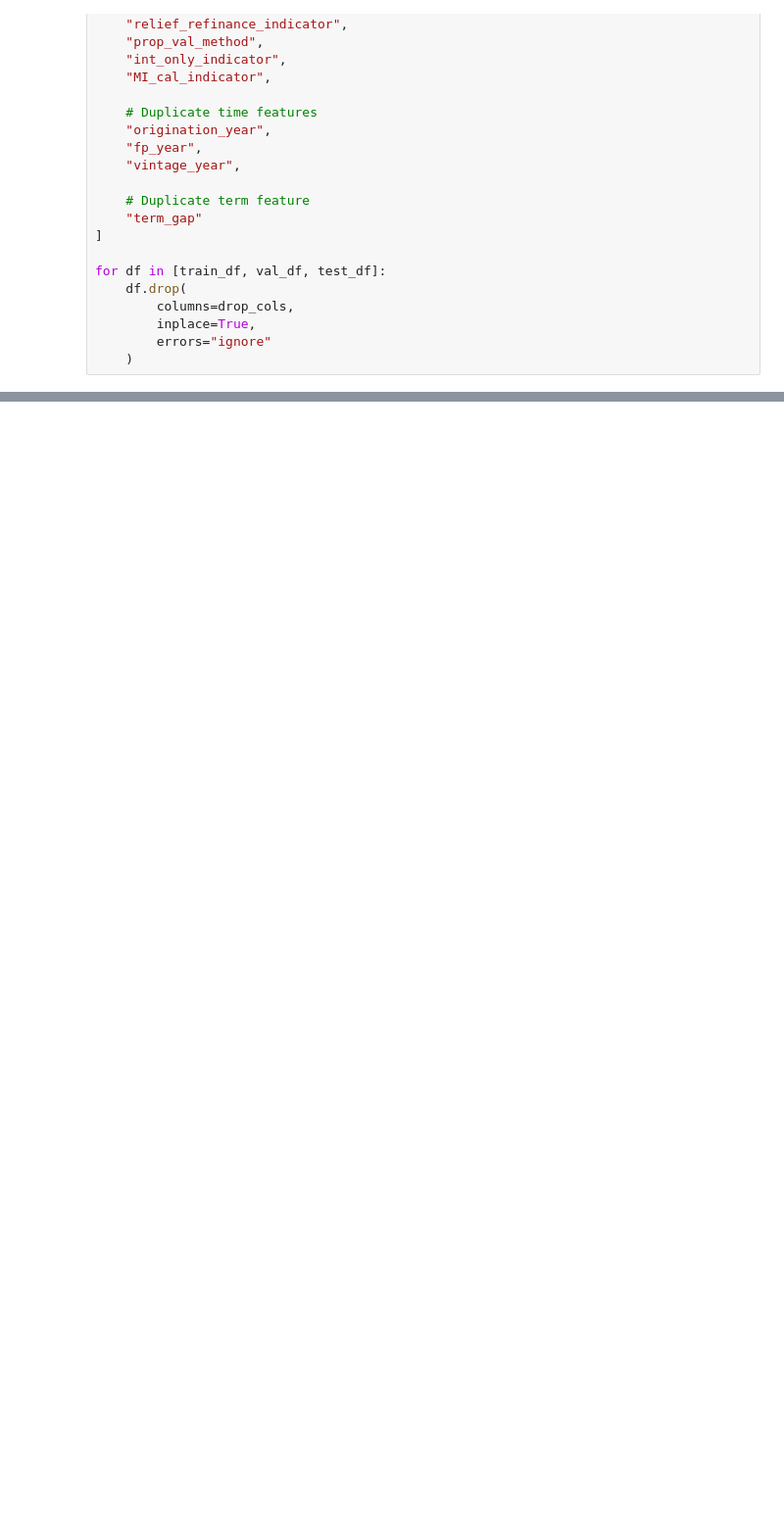
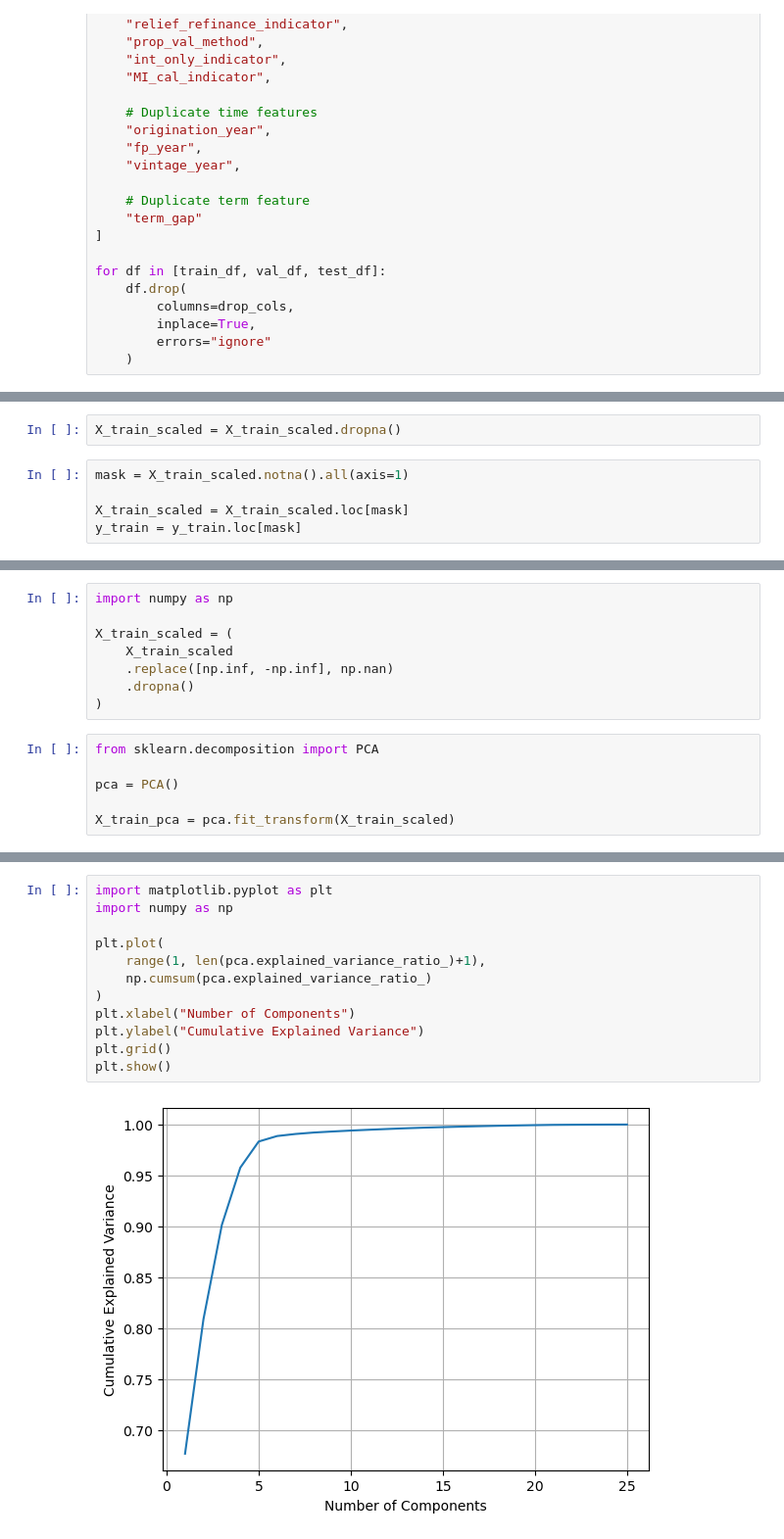
Before and after one commit to Niraj-Mhatre2003/Home_loan-Risk-Analytics, a Jupyter notebook: notebooks/03_feature_engineering.ipynb, the cells around one changed output, grey strips where cells are left out. Shown at 98% size. Cells and saved outputs as stored; diff of their text form; blank space fills up the shorter version.

```diff
--- a/notebooks/03_feature_engineering.ipynb
+++ b/notebooks/03_feature_engineering.ipynb
@@ -1170,0 +1507,7 @@ ValueError: Input contains NaN
+# %%
+X_train_scaled = X_train_scaled.dropna()
+# %%
+mask = X_train_scaled.notna().all(axis=1)
+
+X_train_scaled = X_train_scaled.loc[mask]
+y_train = y_train.loc[mask]
@@ -1170,0 +1550,14 @@ ValueError: Input contains NaN
+# %%
+import numpy as np
+
+X_train_scaled = (
+    X_train_scaled
+    .replace([np.inf, -np.inf], np.nan)
+    .dropna()
+)
+# %%
+from sklearn.decomposition import PCA
+
+pca = PCA()
+
+X_train_pca = pca.fit_transform(X_train_scaled)
@@ -1170,0 +1585,14 @@ ValueError: Input contains NaN
+# %%
+import matplotlib.pyplot as plt
+import numpy as np
+
+plt.plot(
+    range(1, len(pca.explained_variance_ratio_)+1),
+    np.cumsum(pca.explained_variance_ratio_)
+)
+plt.xlabel("Number of Components")
+plt.ylabel("Cumulative Explained Variance")
+plt.grid()
+plt.show()
+# %% [output]
+[figure, added]
```
Also changed, not shown: parts of 31 cells of this notebook, 1 other file.
